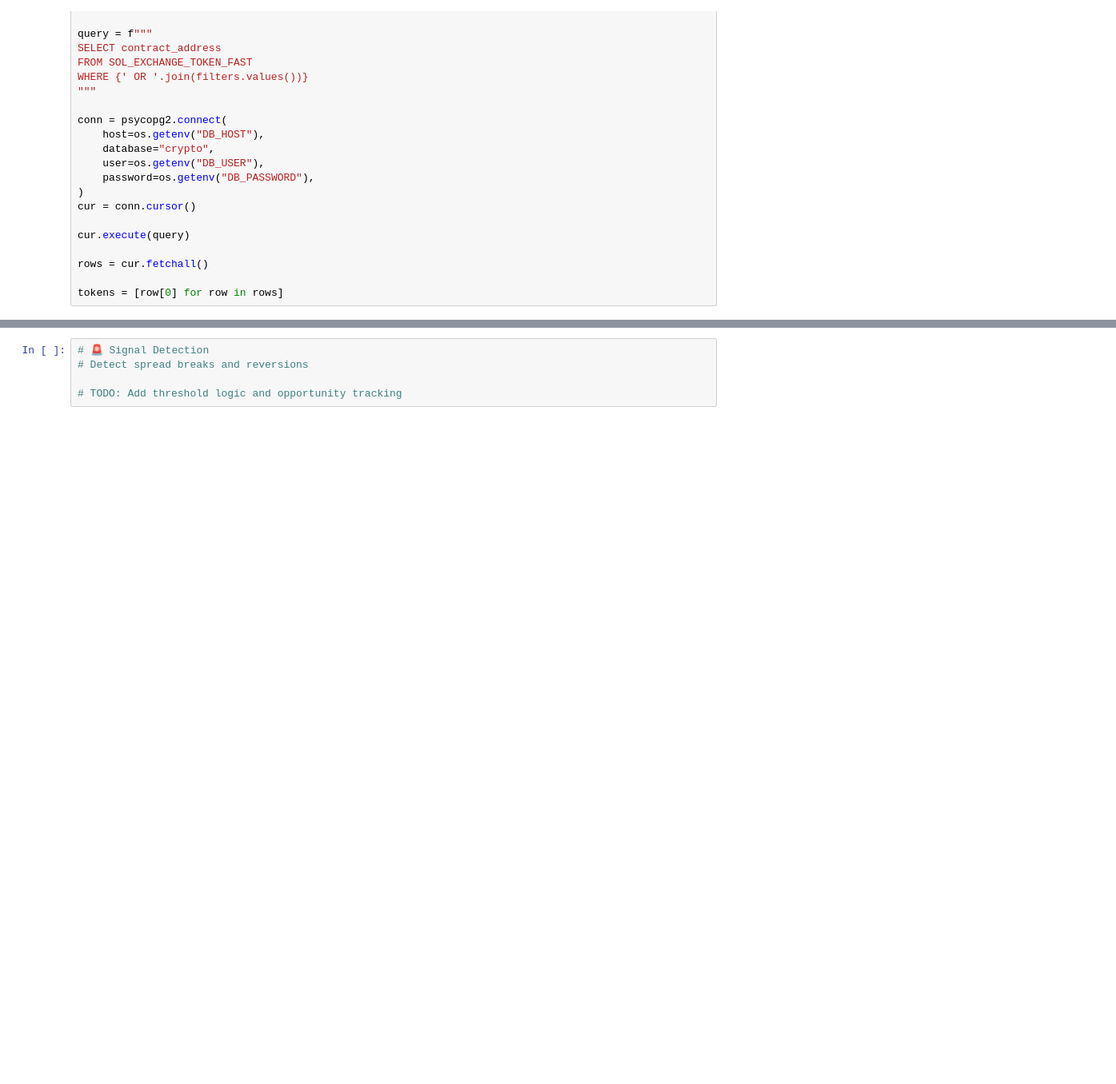
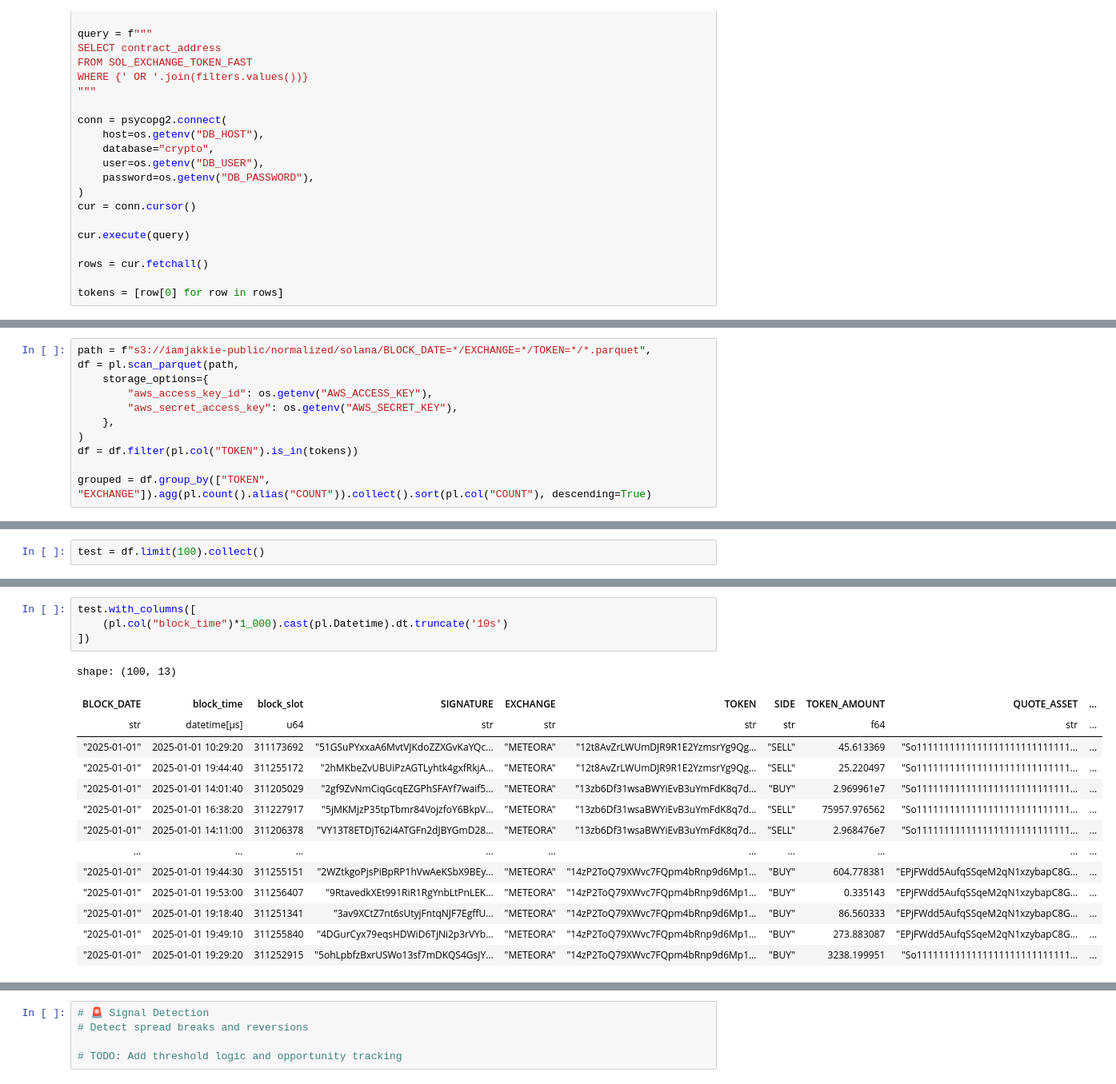
Before and after one commit to iamjakkie/dex-statarb-research, a Jupyter notebook: cross_dex_statarb_analysis.ipynb, the cells around one changed output, grey strips where cells are left out. Shown at 80% size. Drawn from its saved outputs; the diff is of its cells as text; blank space fills up the shorter version.

```diff
--- a/cross_dex_statarb_analysis.ipynb
+++ b/cross_dex_statarb_analysis.ipynb
@@ -81 +103,12 @@ print(len(tokens))
 22848
+# %%
+path = f"s3://iamjakkie-public/normalized/solana/BLOCK_DATE=*/EXCHANGE=*/TOKEN=*/*.parquet",
+df = pl.scan_parquet(path,
+    storage_options={
+        "aws_access_key_id": os.getenv("AWS_ACCESS_KEY"),
+        "aws_secret_access_key": os.getenv("AWS_SECRET_KEY"),
+    },
+)
+df = df.filter(pl.col("TOKEN").is_in(tokens))
+
+grouped = df.group_by(["TOKEN", "EXCHANGE"]).agg(pl.count().alias("COUNT")).collect().sort(pl.col("COUNT"), descending=True)
@@ -81,0 +154,2 @@ print(len(tokens))
+# %%
+test = df.limit(100).collect()
@@ -82,3 +159,22 @@ print(len(tokens))
+# %%
+test.with_columns([
+    (pl.col("block_time")*1_000).cast(pl.Datetime).dt.truncate('10s')
+])
+# %% [output]
+shape: (100, 13)
+| BLOCK_DATE | block_time | block_slot | SIGNATURE | EXCHANGE | TOKEN | SIDE | TOKEN_AMOUNT | QUOTE_ASSET | ... |
+| str | datetime[μs] | u64 | str | str | str | str | f64 | str | ... |
+| "2025-01-01" | 2025-01-01 10:29:20 | 311173692 | "51GSuPYxxaA6MvtVJKdoZZXGvKaYQc… | "METEORA" | "12t8AvZrLWUmDJR9R1E2YzmsrYg9Qg… | "SELL" | 45.613369 | "So1111111111111111111111111111… | ... |
+| "2025-01-01" | 2025-01-01 19:44:40 | 311255172 | "2hMKbeZvUBUiPzAGTLyhtk4gxfRkjA… | "METEORA" | "12t8AvZrLWUmDJR9R1E2YzmsrYg9Qg… | "SELL" | 25.220497 | "So1111111111111111111111111111… | ... |
+| "2025-01-01" | 2025-01-01 14:01:40 | 311205029 | "2gf9ZvNmCiqGcqEZGPhSFAYf7waif5… | "METEORA" | "13zb6Df31wsaBWYiEvB3uYmFdK8q7d… | "BUY" | 2.969961e7 | "So1111111111111111111111111111… | ... |
+| "2025-01-01" | 2025-01-01 16:38:20 | 311227917 | "5jMKMjzP35tpTbmr84VojzfoY6BkpV… | "METEORA" | "13zb6Df31wsaBWYiEvB3uYmFdK8q7d… | "SELL" | 75957.976562 | "So1111111111111111111111111111… | ... |
+| "2025-01-01" | 2025-01-01 14:11:00 | 311206378 | "VY13T8ETDjT62i4ATGFn2dJBYGmD28… | "METEORA" | "13zb6Df31wsaBWYiEvB3uYmFdK8q7d… | "SELL" | 2.968476e7 | "So1111111111111111111111111111… | ... |
+| … | … | … | … | … | … | … | … | … | ... |
+| "2025-01-01" | 2025-01-01 19:44:30 | 311255151 | "2WZtkgoPjsPiBpRP1hVwAeKSbX9BEy… | "METEORA" | "14zP2ToQ79XWvc7FQpm4bRnp9d6Mp1… | "BUY" | 604.778381 | "EPjFWdd5AufqSSqeM2qN1xzybapC8G… | ... |
+| "2025-01-01" | 2025-01-01 19:53:00 | 311256407 | "9RtavedkXEt991RiR1RgYnbLtPnLEK… | "METEORA" | "14zP2ToQ79XWvc7FQpm4bRnp9d6Mp1… | "BUY" | 0.335143 | "EPjFWdd5AufqSSqeM2qN1xzybapC8G… | ... |
+| "2025-01-01" | 2025-01-01 19:18:40 | 311251341 | "3av9XCtZ7nt6sUtyjFntqNJF7EgffU… | "METEORA" | "14zP2ToQ79XWvc7FQpm4bRnp9d6Mp1… | "BUY" | 86.560333 | "EPjFWdd5AufqSSqeM2qN1xzybapC8G… | ... |
+| "2025-01-01" | 2025-01-01 19:49:10 | 311255840 | "4DGurCyx79eqsHDWiD6TjNi2p3rVYb… | "METEORA" | "14zP2ToQ79XWvc7FQpm4bRnp9d6Mp1… | "BUY" | 273.883087 | "EPjFWdd5AufqSSqeM2qN1xzybapC8G… | ... |
+| "2025-01-01" | 2025-01-01 19:29:20 | 311252915 | "5ohLpbfzBxrUSWo13sf7mDKQS4GsJY… | "METEORA" | "14zP2ToQ79XWvc7FQpm4bRnp9d6Mp1… | "BUY" | 3238.199951 | "So1111111111111111111111111111… | ... |
 # %%
 # 🔄 Align Price Series
 # For each token, extract and align price data across all DEXes
```
Also changed, not shown: parts of 15 cells of this notebook.
